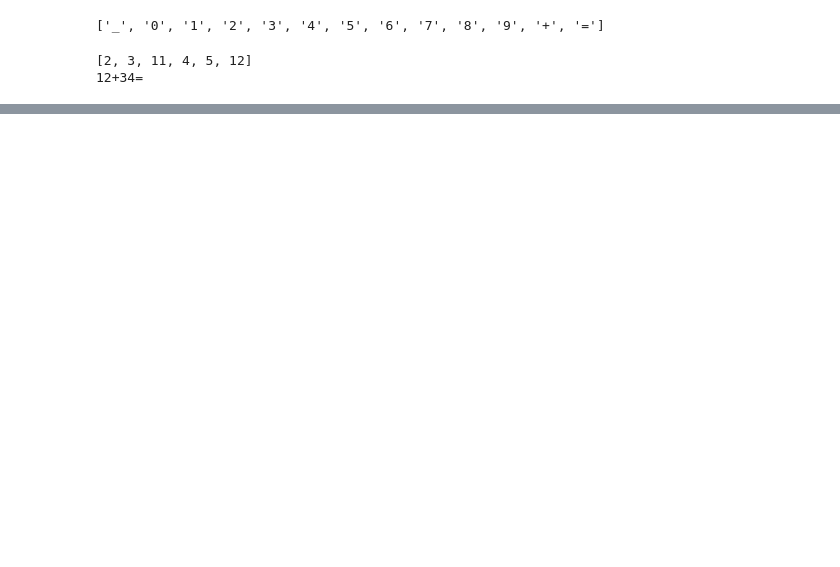
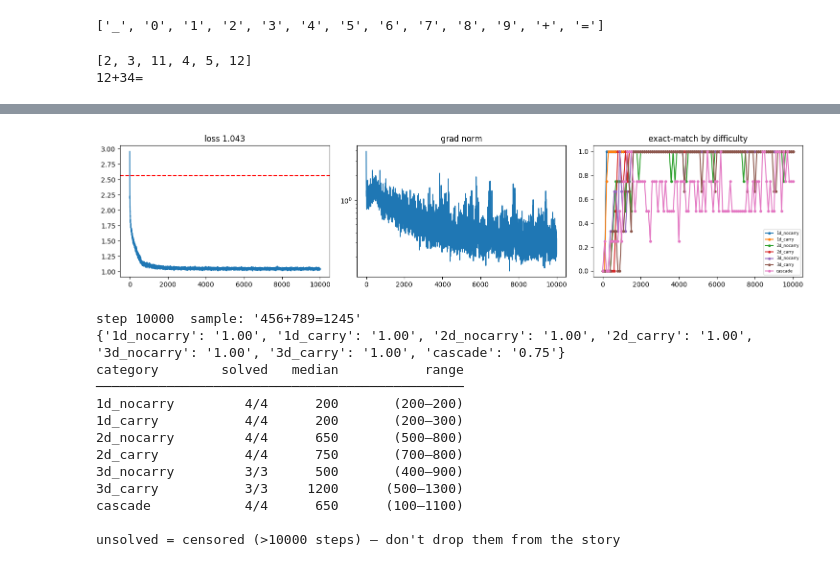
Before and after one commit to jenriver/tiny-transformer, a Jupyter notebook: tiny_transformer.ipynb, the cells around one changed output, grey strips where cells are left out. Drawn from its saved outputs; the diff is of its cells as text; code cells hidden in the pictures; blank space fills up the shorter version.

Commit message:
training + complexity based logging

```diff
--- a/tiny_transformer.ipynb
+++ b/tiny_transformer.ipynb
@@ -33,12 +33,13 @@ def decode(ids: list[int]) -> str:
     s += vocab[i]
   return s
 
+def rand_ndigit(n):
+    return random.randint(0, 9) if n == 1 else random.randint(10**(n-1), 10**n - 1)
+
 def make_example(max_digits=3) -> str:
-  a = random.randint(0, 10**max_digits-1)
-  b = random.randint(0, 10**max_digits-1)
-  s = f'{a}+{b}={a+b}'
-  # print(s)
-  return s
+    a = rand_ndigit(random.randint(1, max_digits))
+    b = rand_ndigit(random.randint(1, max_digits))
+    return f'{a}+{b}={a+b}'
 
 def make_input_target(ids):
   return ids[:-1], ids[1:]
@@ -52,7 +53,7 @@ def pad_to(ids: list[int], T: int) -> tuple[list[int], list[int]]:
 def make_batch(B: int, T: int):
   inputs, targets, masks = [], [], []
   for _ in range(B):
-    ids = encode(make_example())
+    ids = encode(make_example()) + [pad_id]  # important! varied length
     input, target = make_input_target(ids)
     input_padded, mask = pad_to(input, T)
     target_padded, _ = pad_to(target, T)
@@ -166,7 +167,7 @@ def model(ids, mp):
   return x
 # %%
 B = 128
-T = MAX_LEN - 1
+T = MAX_LEN
 D = 128
 N = 4   # number of heads for query
 H = 32  # 128 / 4 = 32 (head dim)
@@ -195,0 +287,58 @@ print((V * D) + (T * D) + ((3 * D * F) + (4 * D * N * H) + (2 * D)) * L + D + (V
+# %%
+import matplotlib.pyplot as plt, math
+from IPython.display import clear_output
+
+# ---------------- training loop ----------------
+params  = init_model(key, V, T, D, N, K, H, F, L)
+opt     = optax.adamw(3e-4)
+opt_state = opt.init(params)
+hist = {"loss": [], "gnorm": [], "acc": []}
+EVAL_EVERY = 100
+
+for step in range(10001):
+    ids, targets, masks = make_batch(B, T)                 # FRESH batch each step
+    params, opt_state, loss, gnorm = train_step(params, opt_state, ids, targets, masks)
+    hist["loss"].append(float(loss)); hist["gnorm"].append(float(gnorm))
+
+    if step % EVAL_EVERY == 0:
+        accs, per_ex = evaluate(params)          # ← ONCE (you call it twice)
+        for b, a in accs.items(): emergence[b].append((step, a))
+        for prob, ok in per_ex.items():
+            if ok and prob not in first_solve:
+                first_solve[prob] = step
+                print(f"step {step}: SOLVED {prob[0]}+{prob[1]}={prob[0]+prob[1]}")
+
+        accs, per_ex = evaluate(params)
+        for b, a in accs.items(): emergence[b].append((step, a))
+        for prob, ok in per_ex.items():
+            if ok and prob not in first_solve:
+                first_solve[prob] = step
+                print(f"step {step}: FIRST SOLVED {prob[0]}+{prob[1]}={prob[0]+prob[1]}")
+
+        clear_output(wait=True)
+        fig, ax = plt.subplots(1, 3, figsize=(15, 3.5))
+        ax[0].plot(hist["loss"]); ax[0].axhline(math.log(V), ls='--', c='r'); ax[0].set_title(f"loss {loss:.3f}")
+        ax[1].plot(hist["gnorm"]); ax[1].set_yscale('log'); ax[1].set_title("grad norm")
+        for b, pts in emergence.items():
+            if pts: ax[2].plot(*zip(*pts), marker='o', ms=3, label=b)
+        ax[2].set_ylim(-.05,1.05); ax[2].legend(fontsize=6); ax[2].set_title("exact-match by difficulty")
+        plt.tight_layout(); plt.show()
+        print(f"step {step}  sample: {sample(params)!r}")
+        print({b: f"{a:.2f}" for b,a in accs.items()})
+
+show_table(first_solve, PROBES, 10000)
+# %% [output]
+[figure, added]
+step 10000  sample: '456+789=1245'
+{'1d_nocarry': '1.00', '1d_carry': '1.00', '2d_nocarry': '1.00', '2d_carry': '1.00', '3d_nocarry': '1.00', '3d_carry': '1.00', 'cascade': '0.75'}
+category        solved   median           range
+───────────────────────────────────────────────
+1d_nocarry         4/4      200       (200–200)
+1d_carry           4/4      200       (200–300)
+2d_nocarry         4/4      650       (500–800)
+2d_carry           4/4      750       (700–800)
+3d_nocarry         3/3      500       (400–900)
+3d_carry           3/3     1200      (500–1300)
+cascade            4/4      650      (100–1100)
+
+unsolved = censored (>10000 steps) — don't drop them from the story
```
Also changed, not shown: parts of 8 cells of this notebook.
